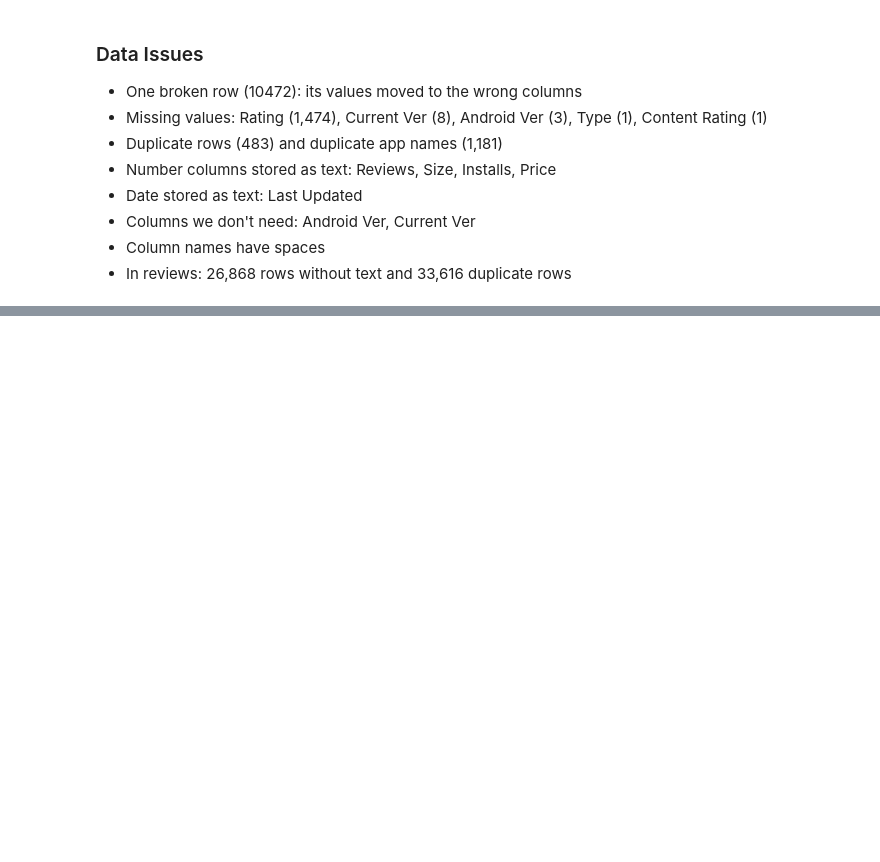
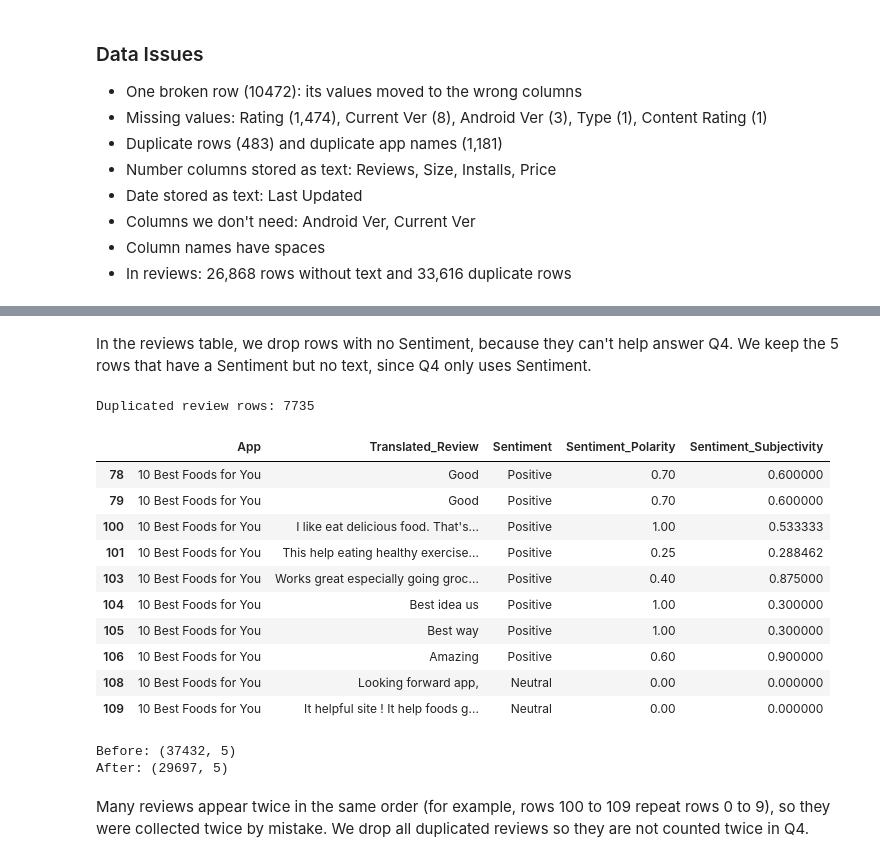
Before and after one commit to ahmed2sadeq/google-play-apps-analysis, a Jupyter notebook: project.ipynb, the cells around one changed output, grey strips where cells are left out. Drawn from its saved outputs; the diff is of its cells as text; code cells hidden in the pictures; blank space fills up the shorter version.

```diff
--- a/project.ipynb
+++ b/project.ipynb
@@ -195,0 +224,3 @@ Name: count, dtype: int64
+# %%
+df_apps = df_apps_raw.copy()
+df_reviews = df_reviews_raw.copy()
@@ -195,0 +298,5 @@ Name: count, dtype: int64
+# %%
+print('Before:', df_reviews.shape)
+df_reviews = df_reviews.dropna(subset=['Sentiment'])
+print('After:', df_reviews.shape)
+print(df_reviews.isnull().sum())
@@ -195,0 +312,27 @@ Name: count, dtype: int64
+# %% [markdown]
+In the reviews table, we drop rows with no Sentiment, because they can't help answer Q4. We keep the 5 rows that have a Sentiment but no text, since Q4 only uses Sentiment.
+# %%
+print('Duplicated review rows:', df_reviews.duplicated().sum())
+df_reviews[df_reviews.duplicated()].head(10)
+# %% [output]
+Duplicated review rows: 7735
+|  | App | Translated_Review | Sentiment | Sentiment_Polarity | Sentiment_Subjectivity |
+| 78 | 10 Best Foods for You | Good | Positive | 0.70 | 0.600000 |
+| 79 | 10 Best Foods for You | Good | Positive | 0.70 | 0.600000 |
+| 100 | 10 Best Foods for You | I like eat delicious food. That's... | Positive | 1.00 | 0.533333 |
+| 101 | 10 Best Foods for You | This help eating healthy exercise... | Positive | 0.25 | 0.288462 |
+| 103 | 10 Best Foods for You | Works great especially going groc... | Positive | 0.40 | 0.875000 |
+| 104 | 10 Best Foods for You | Best idea us | Positive | 1.00 | 0.300000 |
+| 105 | 10 Best Foods for You | Best way | Positive | 1.00 | 0.300000 |
+| 106 | 10 Best Foods for You | Amazing | Positive | 0.60 | 0.900000 |
+| 108 | 10 Best Foods for You | Looking forward app, | Neutral | 0.00 | 0.000000 |
+| 109 | 10 Best Foods for You | It helpful site ! It help foods g... | Neutral | 0.00 | 0.000000 |
+# %%
+print('Before:', df_reviews.shape)
+df_reviews = df_reviews.drop_duplicates()
+print('After:', df_reviews.shape)
+# %% [output]
+Before: (37432, 5)
+After: (29697, 5)
+# %% [markdown]
+Many reviews appear twice in the same order (for example, rows 100 to 109 repeat rows 0 to 9), so they were collected twice by mistake. We drop all duplicated reviews so they are not counted twice in Q4.
```
Also changed, not shown: parts of 22 cells of this notebook.
